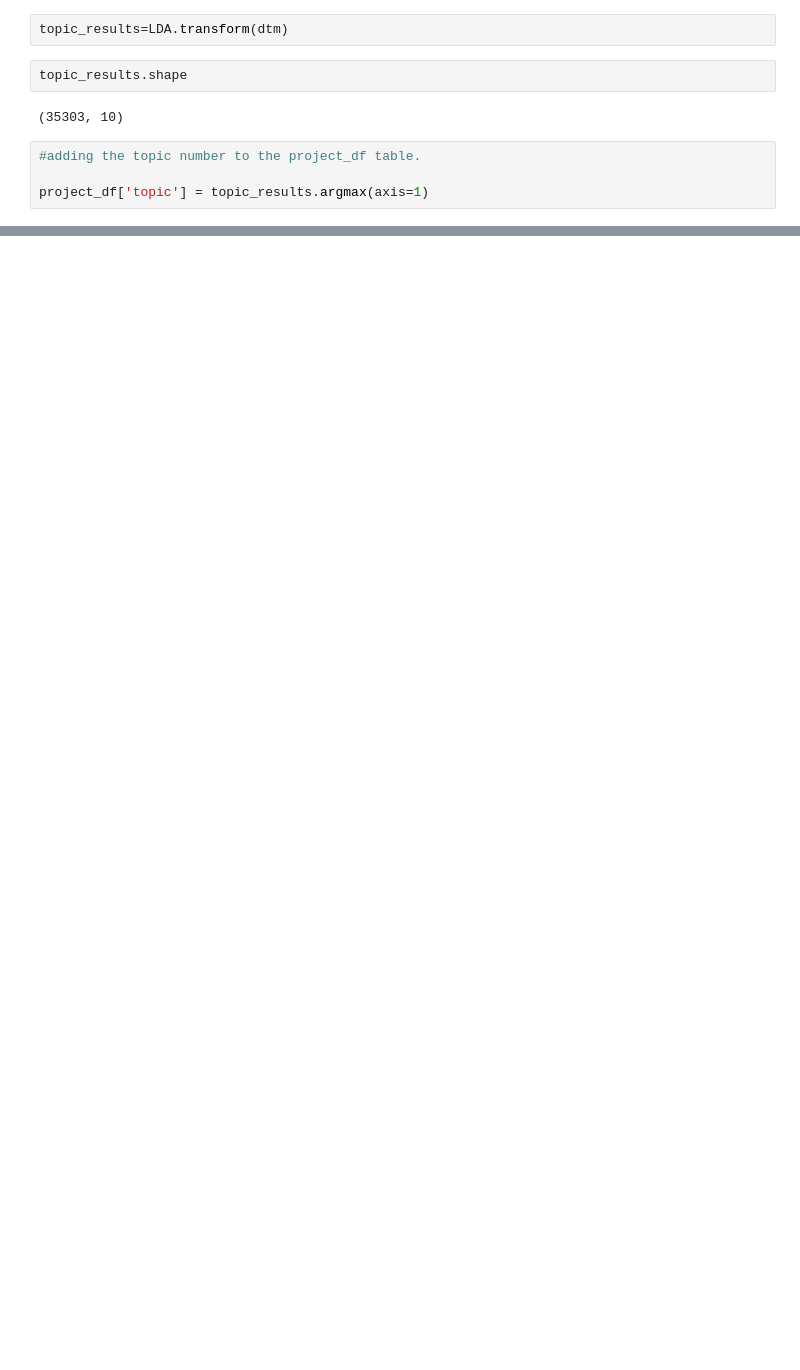
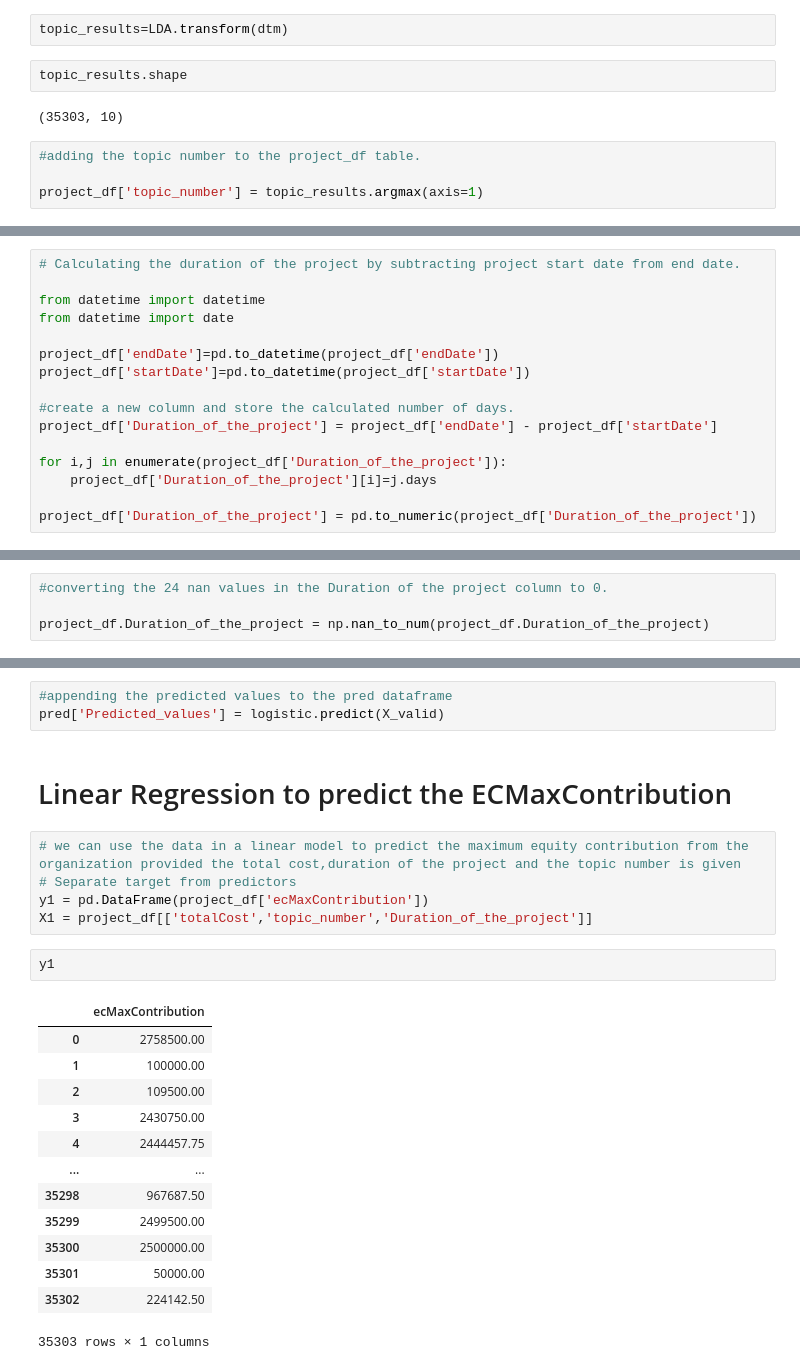
Before and after one commit to adhithyan1041/Topic_modelling, a Jupyter notebook: topic_modelling.ipynb, the cells around one changed output, grey strips where cells are left out. Cells and saved outputs as stored; diff of their text form; blank space fills up the shorter version.

Commit message:
updated the code with Linear and Logistic models

```diff
--- a/topic_modelling.ipynb
+++ b/topic_modelling.ipynb
@@ -221,4 +224,4 @@ topic_results.shape
 # %%
 #adding the topic number to the project_df table.
 
-project_df['topic'] = topic_results.argmax(axis=1)
+project_df['topic_number'] = topic_results.argmax(axis=1)
@@ -337,0 +330,16 @@ Model Perplexity:  2338.2169328964774
+# %%
+# Calculating the duration of the project by subtracting project start date from end date.
+
+from datetime import datetime
+from datetime import date
+
+project_df['endDate']=pd.to_datetime(project_df['endDate'])
+project_df['startDate']=pd.to_datetime(project_df['startDate'])
+
+#create a new column and store the calculated number of days.
+project_df['Duration_of_the_project'] = project_df['endDate'] - project_df['startDate']
+
+for i,j in enumerate(project_df['Duration_of_the_project']):
+    project_df['Duration_of_the_project'][i]=j.days
+
+project_df['Duration_of_the_project'] = pd.to_numeric(project_df['Duration_of_the_project'])
@@ -337,0 +374,4 @@ Model Perplexity:  2338.2169328964774
+# %%
+#converting the 24 nan values in the Duration of the project column to 0.
+
+project_df.Duration_of_the_project = np.nan_to_num(project_df.Duration_of_the_project)
@@ -337,0 +407,26 @@ Model Perplexity:  2338.2169328964774
+# %%
+#appending the predicted values to the pred dataframe
+pred['Predicted_values'] = logistic.predict(X_valid)
+# %% [markdown]
+# Linear Regression to predict the ECMaxContribution
+# %%
+# we can use the data in a linear model to predict the maximum equity contribution from the organization provided the total cost,duration of the project and the topic number is given
+# Separate target from predictors
+y1 = pd.DataFrame(project_df['ecMaxContribution'])
+X1 = project_df[['totalCost','topic_number','Duration_of_the_project']]
+# %%
+y1
+# %% [output]
+|  | ecMaxContribution |
+| 0 | 2758500.00 |
+| 1 | 100000.00 |
+| 2 | 109500.00 |
+| 3 | 2430750.00 |
+| 4 | 2444457.75 |
+| ... | ... |
+| 35298 | 967687.50 |
+| 35299 | 2499500.00 |
+| 35300 | 2500000.00 |
+| 35301 | 50000.00 |
+| 35302 | 224142.50 |
+35303 rows × 1 columns
```
Also changed, not shown: parts of 41 cells of this notebook.
